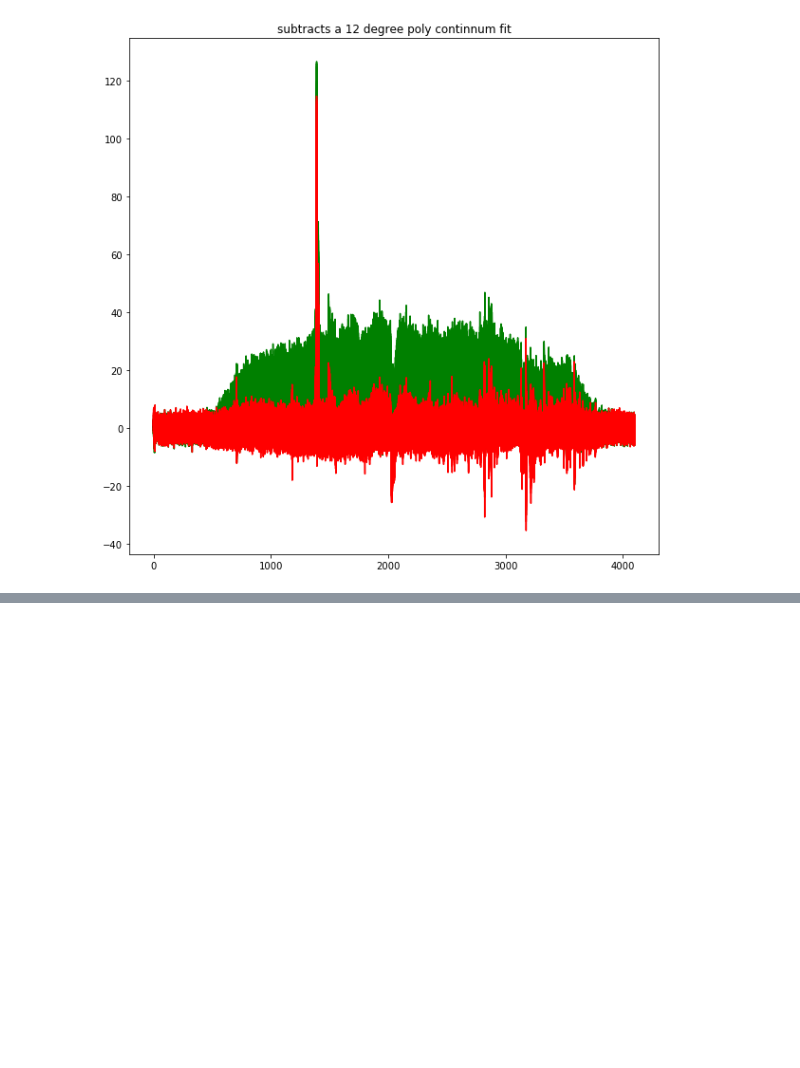
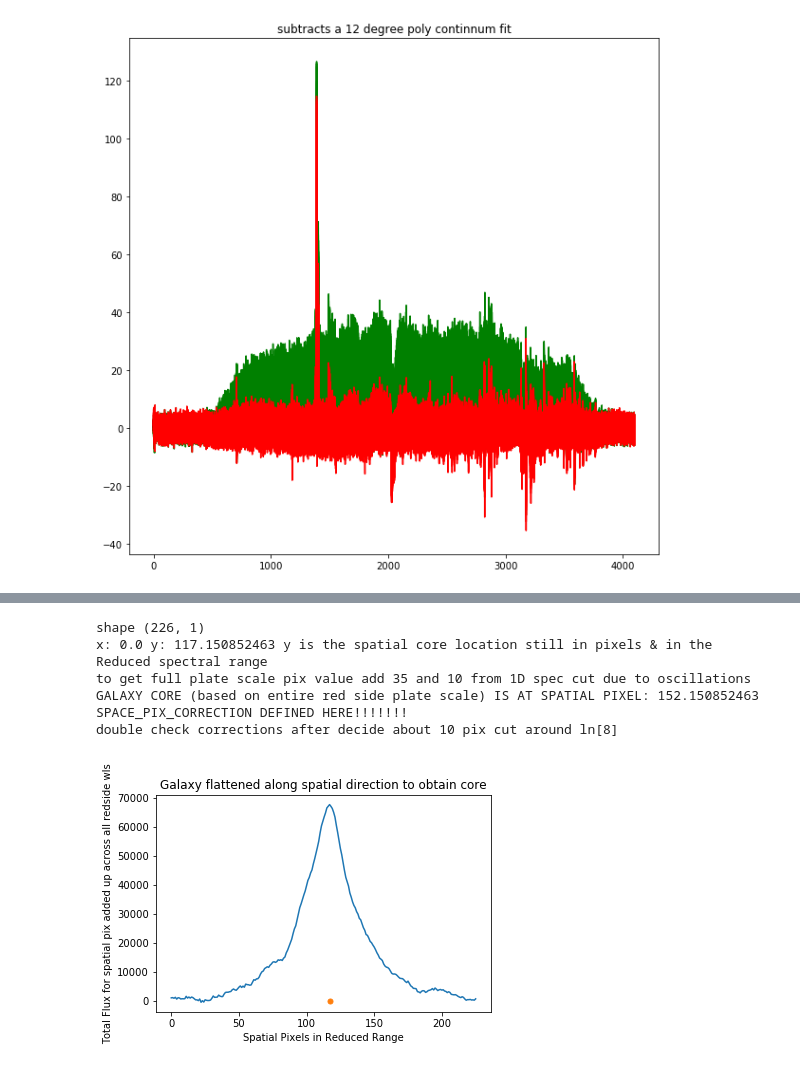
Before and after one commit to deerow22/data_reduction_scrap, a Jupyter notebook: Catch22.ipynb, the cells around one changed output, grey strips where cells are left out. Drawn from its saved outputs; the diff is of its cells as text; code cells hidden in the pictures; blank space fills up the shorter version.

```diff
--- a/Catch22.ipynb
+++ b/Catch22.ipynb
@@ -382,0 +408,36 @@ This seems to work well for rows close to core, but very poor for farther distan
+# %%
+#hack way of doing above without a nice function
+
+#flattening to be along spatial direction (histogram like)
+flux_array = np.sum(flux_data,axis=1) #explicitly making an array
+flux_array2d = flux_array[:, np.newaxis] #need 2d for centroiding
+
+
+print('shape',np.shape(flux_array2d))
+x_galcore, y_galcore = centroid_com(flux_array2d) #actually doing the centroiding
+
+#plotting
+plt.plot(flux_array2d);
+plt.plot(y_galcore, x_galcore ,'.',markersize=10)
+plt.xlabel('Spatial Pixels in Reduced Range')
+plt.ylabel('Total Flux for spatial pix added up across all redside wls')
+plt.title('Galaxy flattened along spatial direction to obtain core')
+
+#below is amt of pix to add to target pix value to get matching plate pix #doesnt help total len tho
+space_pix_correction = target_aperature[0] #from ln[9] in 1d target extract; maybe need to do this->#10 from pix cut from oscill in 1D
+spatial_core_pix = y_galcore + space_pix_correction #(adds 35 to correct from target extraction)
+
+#conclusions
+print('x:',x_galcore,'y:',y_galcore, 'y is the spatial core location still in pixels & in the Reduced spectral range')
+print('to get full plate scale pix value add {:} and 10 from 1D spec cut due to oscillations'.format(target_aperature[0]))
+print('GALAXY CORE (based on entire red side plate scale) IS AT SPATIAL PIXEL:',spatial_core_pix)
+print('SPACE_PIX_CORRECTION DEFINED HERE!!!!!!!')
+print('double check corrections after decide about 10 pix cut around ln[8]')
+# %% [output]
+shape (226, 1)
+x: 0.0 y: 117.150852463 y is the spatial core location still in pixels & in the Reduced spectral range
+to get full plate scale pix value add 35 and 10 from 1D spec cut due to oscillations
+GALAXY CORE (based on entire red side plate scale) IS AT SPATIAL PIXEL: 152.150852463
+SPACE_PIX_CORRECTION DEFINED HERE!!!!!!!
+double check corrections after decide about 10 pix cut around ln[8]
+[figure, added]
```
Also changed, not shown: parts of 22 cells of this notebook.
